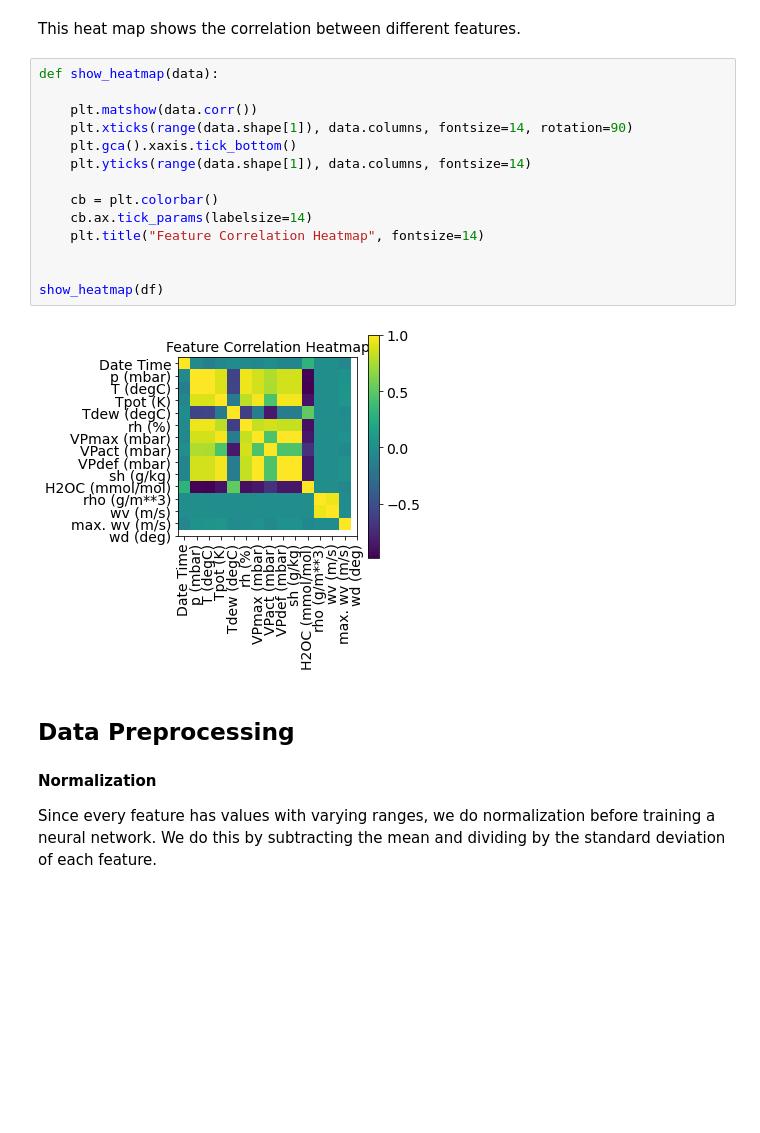
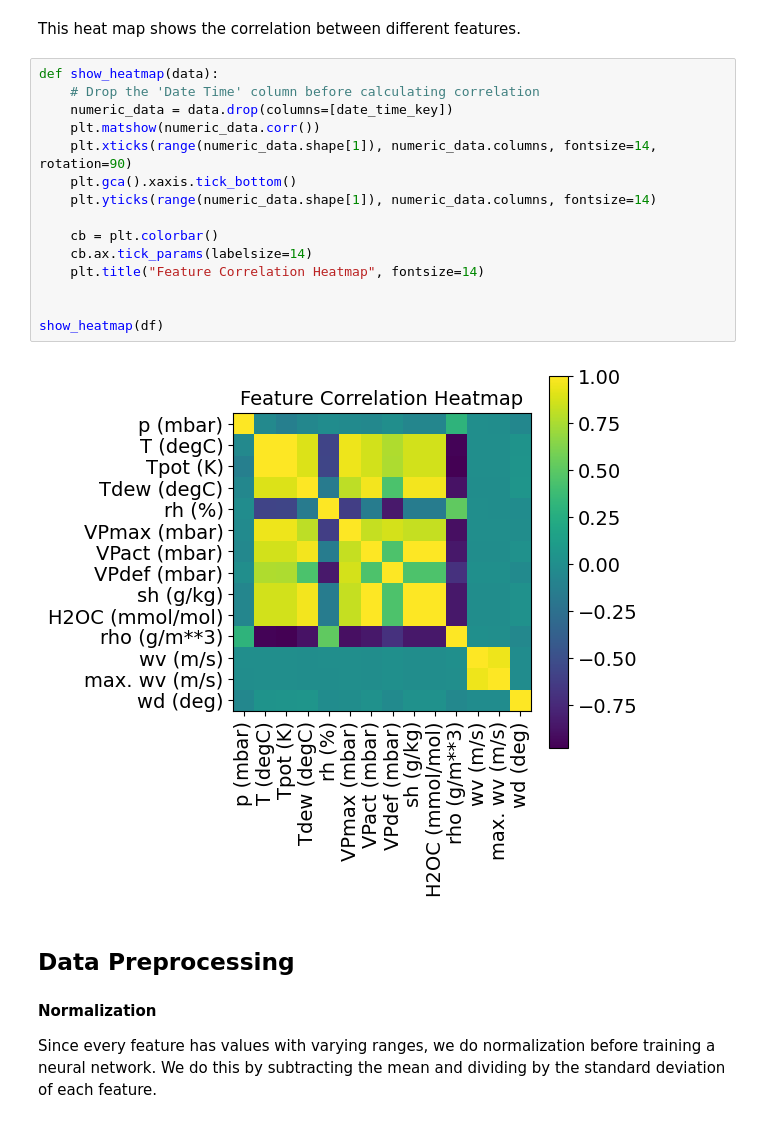
Before and after one commit to yin-penghang/AMAT593, a Jupyter notebook: 17_Recurrent_Neural_Networks/01_Recurrent_Neural_Networks.ipynb, the cells around one changed output. Drawn from its saved outputs; the diff is of its cells as text; blank space fills up the shorter version.

```diff
--- a/17_Recurrent_Neural_Networks/01_Recurrent_Neural_Networks.ipynb
+++ b/17_Recurrent_Neural_Networks/01_Recurrent_Neural_Networks.ipynb
@@ -272,20 +277,21 @@ show_raw_visualization(df)
 This heat map shows the correlation between different features.
 # %%
 def show_heatmap(data):
-
-    plt.matshow(data.corr())
-    plt.xticks(range(data.shape[1]), data.columns, fontsize=14, rotation=90)
+    # Drop the 'Date Time' column before calculating correlation
+    numeric_data = data.drop(columns=[date_time_key])
+    plt.matshow(numeric_data.corr())
+    plt.xticks(range(numeric_data.shape[1]), numeric_data.columns, fontsize=14, rotation=90)
     plt.gca().xaxis.tick_bottom()
-    plt.yticks(range(data.shape[1]), data.columns, fontsize=14)
+    plt.yticks(range(numeric_data.shape[1]), numeric_data.columns, fontsize=14)
 
     cb = plt.colorbar()
     cb.ax.tick_params(labelsize=14)
     plt.title("Feature Correlation Heatmap", fontsize=14)
 
 
 show_heatmap(df)
 # %% [output]
-[figure, old version]
+[figure, new version]
 # %% [markdown]
 ## Data Preprocessing
 
```
Also changed, not shown: parts of 10 cells of this notebook.
